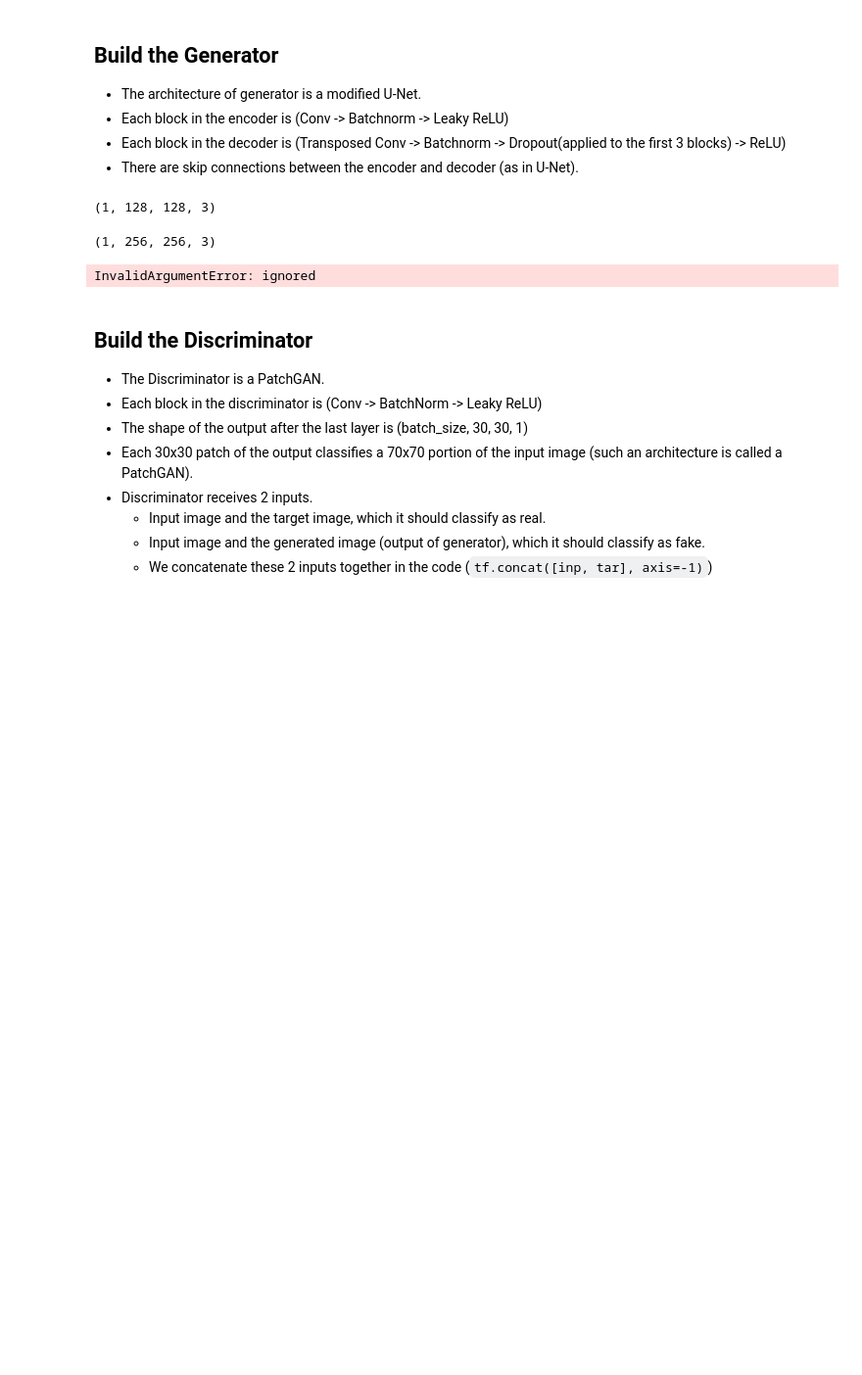
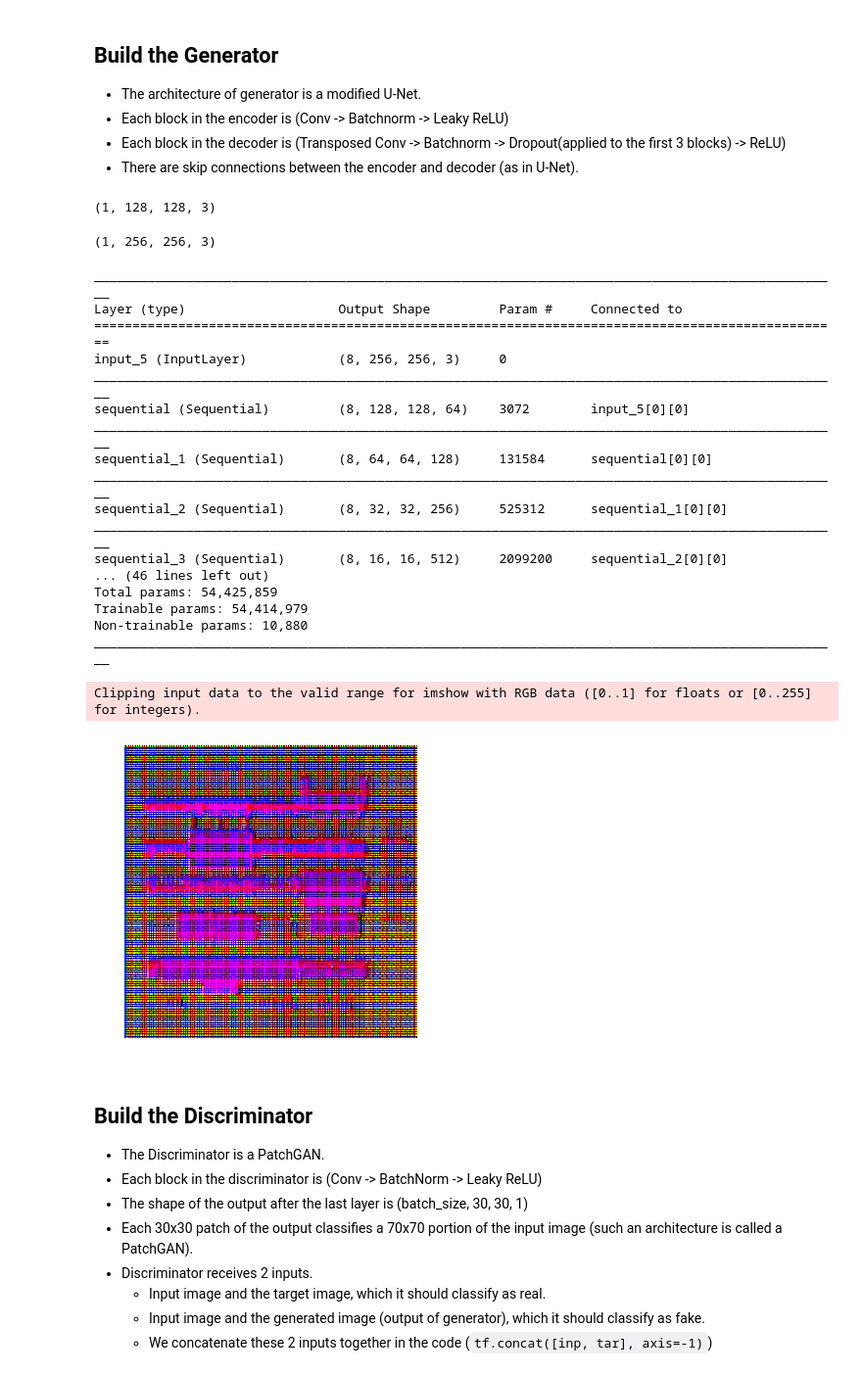
Before and after one commit to ManuelKugelmann/collabtf2.0, a Jupyter notebook: Copy_of_pix2pix.ipynb, the cells around one changed output. Shown at 98% size. Drawn from its saved outputs; the diff is of its cells as text; code cells hidden in the pictures; blank space fills up the shorter version.

```diff
--- a/Copy_of_pix2pix.ipynb
+++ b/Copy_of_pix2pix.ipynb
@@ -376,17 +378,36 @@ def Generator():
 
   return tf.keras.Model(inputs=inputs, outputs=x)
 # %%
-
 @eager
 def test_generator():
+  global gen_output
   generator = Generator()
   generator.summary()
   gen_output = generator(inp[tf.newaxis,...], training=False)
   plt.imshow(gen_output[0,...])
+  plt.axis('off')
 
 test_generator()
 # %% [output]
-InvalidArgumentError: ignored
+__________________________________________________________________________________________________
+Layer (type)                    Output Shape         Param #     Connected to
+==================================================================================================
+input_5 (InputLayer)            (8, 256, 256, 3)     0
+__________________________________________________________________________________________________
+sequential (Sequential)         (8, 128, 128, 64)    3072        input_5[0][0]
+__________________________________________________________________________________________________
+sequential_1 (Sequential)       (8, 64, 64, 128)     131584      sequential[0][0]
+__________________________________________________________________________________________________
+sequential_2 (Sequential)       (8, 32, 32, 256)     525312      sequential_1[0][0]
+__________________________________________________________________________________________________
+sequential_3 (Sequential)       (8, 16, 16, 512)     2099200     sequential_2[0][0]
+... (46 lines left out)
+Total params: 54,425,859
+Trainable params: 54,414,979
+Non-trainable params: 10,880
+__________________________________________________________________________________________________
+Clipping input data to the valid range for imshow with RGB data ([0..1] for floats or [0..255] for integers).
+[figure, added]
 # %% [markdown]
 ## Build the Discriminator
   * The Discriminator is a PatchGAN.
```
Also changed, not shown: parts of 7 cells of this notebook.
